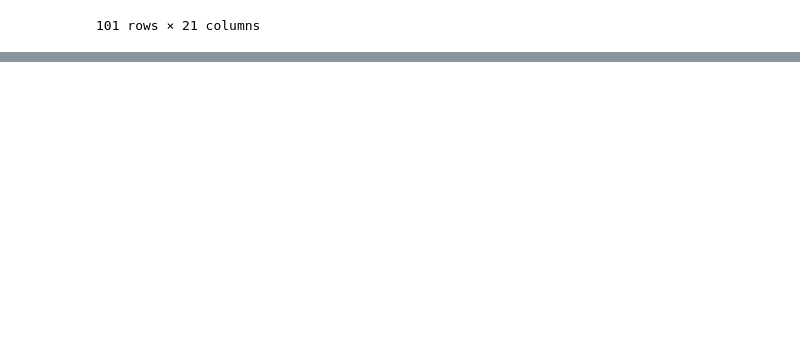
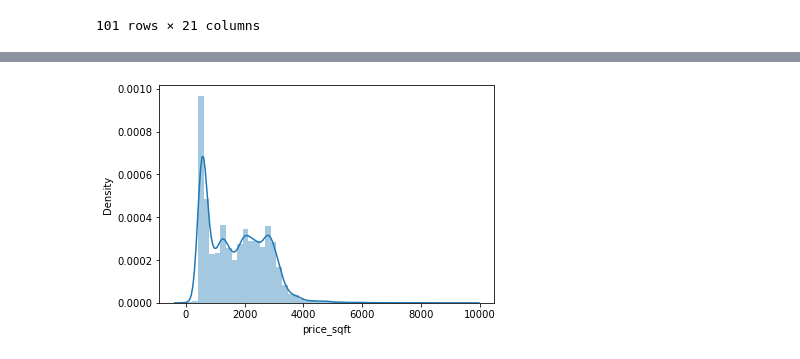
Before and after one commit to PigeonPhobia/no-bylan-regressor, a Jupyter notebook: mingyue_public_EDA.ipynb, the cells around one changed output, grey strips where cells are left out. Saved outputs shown, nothing was run; the diff lists cells and outputs as text; code cells hidden in the pictures; blank space fills up the shorter version.

```diff
--- a/mingyue_public_EDA.ipynb
+++ b/mingyue_public_EDA.ipynb
@@ -294,0 +359,5 @@ Name: price, dtype: float64
+# %%
+sns.distplot(data_train[data_train['price_sqft']<1e4]['price_sqft'])
+plt.show()
+# %% [output]
+[figure, added]
```
Also changed, not shown: parts of 17 cells of this notebook.
